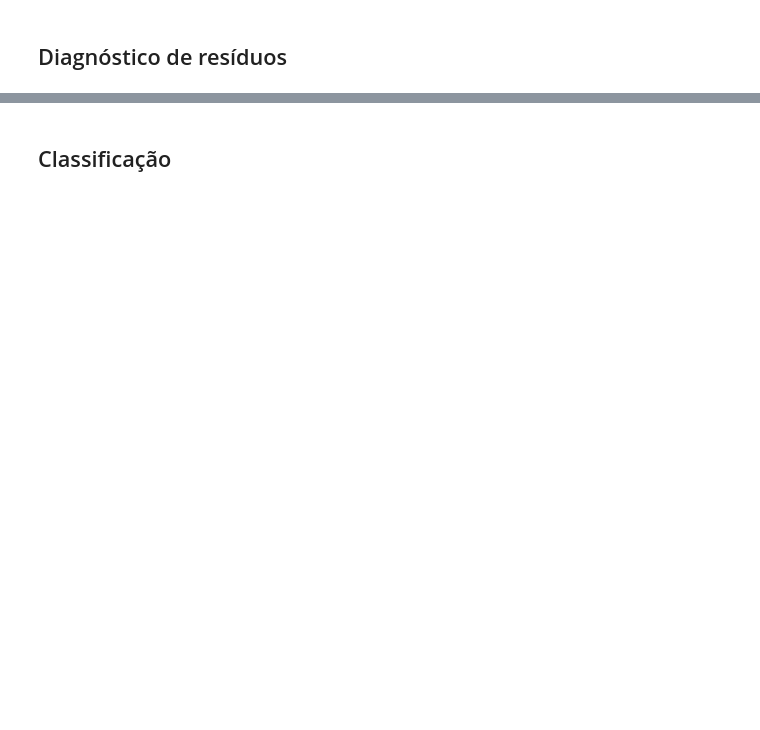
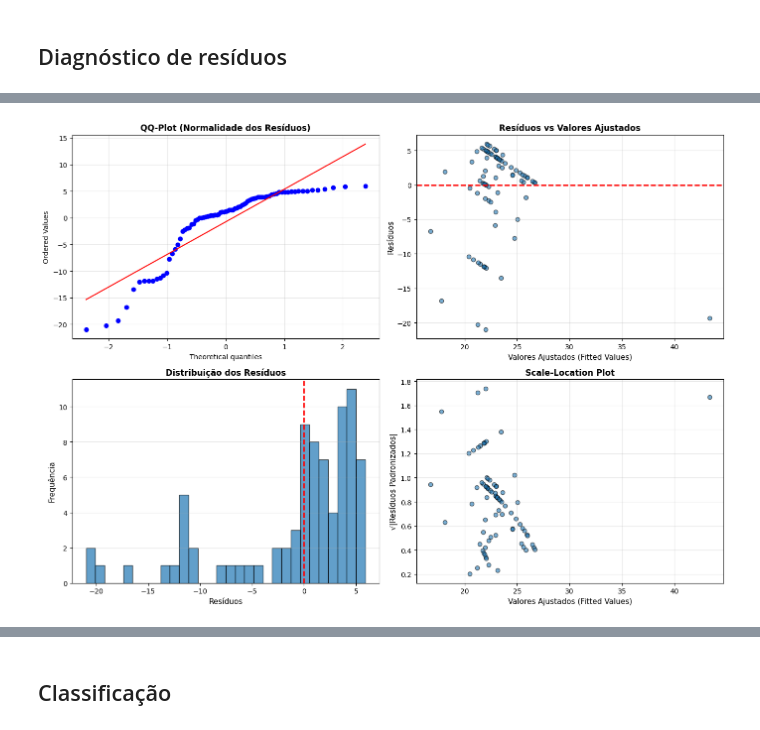
Before and after one commit to RodrigoMrqs/YouTube-Analytics, a Jupyter notebook: notebook.ipynb, the cells around one changed output, grey strips where cells are left out. Saved outputs shown, nothing was run; the diff lists cells and outputs as text; code cells hidden in the pictures; blank space fills up the shorter version.

```diff
--- a/notebook.ipynb
+++ b/notebook.ipynb
@@ -403,23 +815,88 @@ Desempenho no teste:
 # %% [markdown]
 ## Diagnóstico de resíduos
 # %%
+# DIAGNÓSTICO DE RESÍDUOS - COM GRÁFICOS
+
 if TASK == 'regression':
+    print('='*80)
+    print('DIAGNÓSTICO DE RESÍDUOS - REGRESSÃO LINEAR')
+    print('='*80)
+
     residuals = y_val - y_pred_lr
-    # Normalidade (Shapiro)
-    from scipy.stats import shapiro, levene
-    stat, p_shap = shapiro(residuals.sample(n=min(5000,len(residuals))))
-    print('Shapiro p-value (residuals):', p_shap)
 
+    # Criar figura com 4 subplots
+    fig, axes = plt.subplots(2, 2, figsize=(14, 10))
 
-    # Homocedasticidade (Breusch-Pagan)
+    # 1. QQ-Plot (Normalidade)
+    from scipy import stats as sp_stats
+    sp_stats.probplot(residuals, dist="norm", plot=axes[0, 0])
+    axes[0, 0].set_title('QQ-Plot (Normalidade dos Resíduos)', fontsize=12, fontweight='bold')
+    axes[0, 0].grid(True, alpha=0.3)
+
+    # 2. Resíduos vs Valores Ajustados (Homocedasticidade)
+    axes[0, 1].scatter(y_pred_lr, residuals, alpha=0.6, edgecolors='k')
+    axes[0, 1].axhline(y=0, color='r', linestyle='--', linewidth=2)
+    axes[0, 1].set_xlabel('Valores Ajustados (Fitted Values)', fontsize=11)
+    axes[0, 1].set_ylabel('Resíduos', fontsize=11)
+    axes[0, 1].set_title('Resíduos vs Valores Ajustados', fontsize=12, fontweight='bold')
+    axes[0, 1].grid(True, alpha=0.3)
+
+    # 3. Histograma de Resíduos
+    axes[1, 0].hist(residuals, bins=30, edgecolor='black', alpha=0.7)
+    axes[1, 0].axvline(x=0, color='r', linestyle='--', linewidth=2)
+    axes[1, 0].set_xlabel('Resíduos', fontsize=11)
+    axes[1, 0].set_ylabel('Frequência', fontsize=11)
+    axes[1, 0].set_title('Distribuição dos Resíduos', fontsize=12, fontweight='bold')
+    axes[1, 0].grid(True, alpha=0.3, axis='y')
+
+    # 4. Scale-Location Plot (Raiz dos resíduos padronizados)
+    std_residuals = (residuals - residuals.mean()) / residuals.std()
+    axes[1, 1].scatter(y_pred_lr, np.sqrt(np.abs(std_residuals)), alpha=0.6, edgecolors='k')
+    axes[1, 1].set_xlabel('Valores Ajustados (Fitted Values)', fontsize=11)
+    axes[1, 1].set_ylabel('√|Resíduos Padronizados|', fontsize=11)
+    axes[1, 1].set_title('Scale-Location Plot', fontsize=12, fontweight='bold')
+    axes[1, 1].grid(True, alpha=0.3)
+
+    plt.tight_layout()
+    plt.show()
+
+    # TESTES NUMÉRICOS
+    print('\n' + '='*80)
+    print('TESTES ESTATÍSTICOS DE DIAGNÓSTICO')
+    print('='*80)
+
+    # 1. Normalidade (Shapiro)
+    from scipy.stats import shapiro
+    stat_shap, p_shap = shapiro(residuals.sample(n=min(5000, len(residuals)), random_state=RANDOM_SEED))
+    print(f'\n1. TESTE DE SHAPIRO-WILK (Normalidade)')
+    print(f'   Estatística: {stat_shap:.6f}')
+    print(f'   p-value: {p_shap:.6f}')
+    print(f'   Resultado: {"✅ Resíduos são NORMAIS (p > 0.05)" if p_shap > 0.05 else "❌ Resíduos NÃO são normais (p < 0.05)"}')
+
+    # 2. Homocedasticidade (Breusch-Pagan)
     import statsmodels.stats.api as sms
-    lm, lm_pvalue, fvalue, f_pvalue = sms.het_breuschpagan(residuals, sm.add_constant(X_val))
-    print('Breusch-Pagan p-value:', f_pvalue)
+    bp_lm, bp_lm_pvalue, bp_fvalue, bp_f_pvalue = sms.het_breuschpagan(residuals, sm.add_constant(X_val))
+    print(f'\n2. TESTE DE BREUSCH-PAGAN (Homocedasticidade)')
+    print(f'   LM Statistic: {bp_lm:.6f}')
+    print(f'   p-value (LM): {bp_lm_pvalue:.6f}')
+    print(f'   F-statistic: {bp_fvalue:.6f}')
+    print(f'   p-value (F): {bp_f_pvalue:.6f}')
+    print(f'   Resultado: {"✅ Homocedasticidade PRESENTE (p > 0.05)" if bp_f_pvalue > 0.05 else "❌ Heterocedasticidade PRESENTE (p < 0.05)"}')
 
-
-    # VIF (multicolinearidade)
+    # 3. Multicolinearidade (VIF)
+    print(f'\n3. FATOR DE INFLAÇÃO DE VARIÂNCIA (VIF - Multicolinearidade)')
     from statsmodels.stats.outliers_influence import variance_inflation_factor
     X_vif = sm.add_constant(X_train)
-    vif = pd.DataFrame({'variable': X_vif.columns, 'VIF': [variance_inflation_factor(X_vif.values, i) for i in range(X_vif.shape[1])]})
-    display(vif.sort_values('VIF', ascending=False).head(15))
+    vif_data = pd.DataFrame({
+        'Variável': X_vif.columns,
+        'VIF': [variance_inflation_factor(X_vif.values, i) for i in range(X_vif.shape[1])]
+    }).sort_values('VIF', ascending=False)
+
+    print(vif_data.to_string(index=False))
+    print(f'\n   Interpretação:')
+    print(f'   - VIF = 1: Sem multicolinearidade')
+    print(f'   - 1 < VIF < 5: Multicolinearidade moderada (aceitável)')
+    print(f'   - VIF > 5: Multicolinearidade ALTA (retirar variável)')
+
+    print('\n' + '='*80)
 # %% [output]
@@ -438,0 +906 @@ Breusch-Pagan p-value: 0.00029504515431762033
+[figure, added]
```
Also changed, not shown: parts of 10 cells of this notebook.
